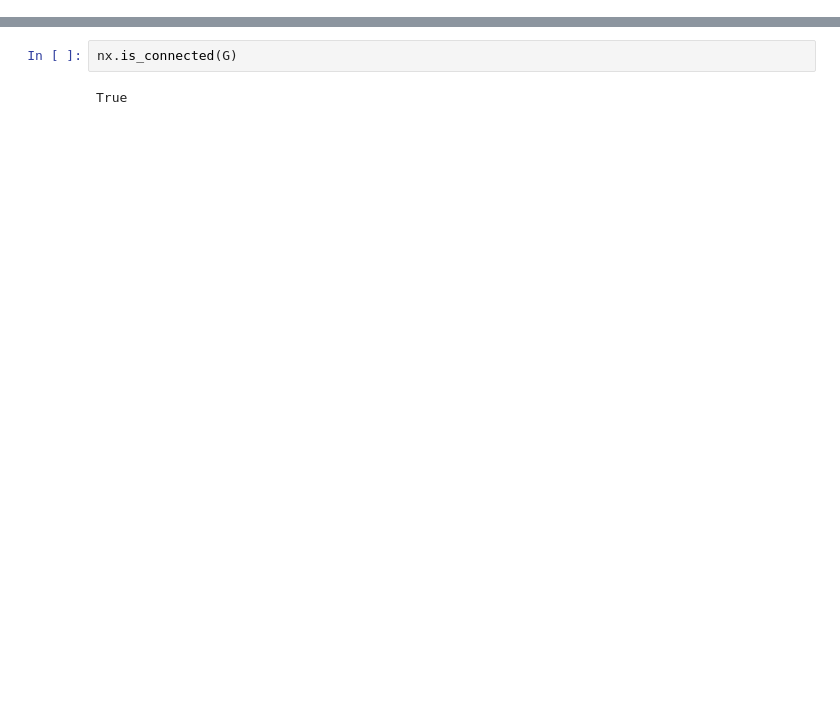
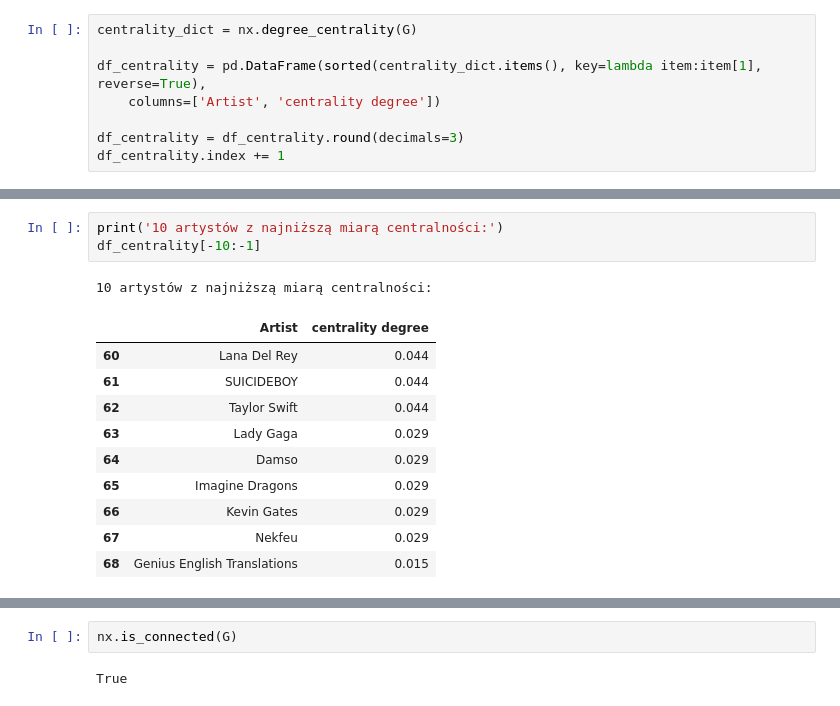
Before and after one commit to stethbo/networks_wust, a Jupyter notebook: music-project/music_network.ipynb, the cells around one changed output, grey strips where cells are left out. Cells and saved outputs as stored; diff of their text form; blank space fills up the shorter version.

```diff
--- a/music-project/music_network.ipynb
+++ b/music-project/music_network.ipynb
@@ -45,0 +62,8 @@ G = nx.Graph(features)
+# %%
+centrality_dict = nx.degree_centrality(G)
+
+df_centrality = pd.DataFrame(sorted(centrality_dict.items(), key=lambda item:item[1], reverse=True),
+    columns=['Artist', 'centrality degree'])
+
+df_centrality = df_centrality.round(decimals=3)
+df_centrality.index += 1
@@ -45,0 +88,15 @@ G = nx.Graph(features)
+# %%
+print('10 artystów z najniższą miarą centralności:')
+df_centrality[-10:-1]
+# %% [output]
+10 artystów z najniższą miarą centralności:
+|  | Artist | centrality degree |
+| 60 | Lana Del Rey | 0.044 |
+| 61 | SUICIDEBOY | 0.044 |
+| 62 | Taylor Swift | 0.044 |
+| 63 | Lady Gaga | 0.029 |
+| 64 | Damso | 0.029 |
+| 65 | Imagine Dragons | 0.029 |
+| 66 | Kevin Gates | 0.029 |
+| 67 | Nekfeu | 0.029 |
+| 68 | Genius English Translations | 0.015 |
```
Also changed, not shown: parts of 25 cells of this notebook, 2 other files.
